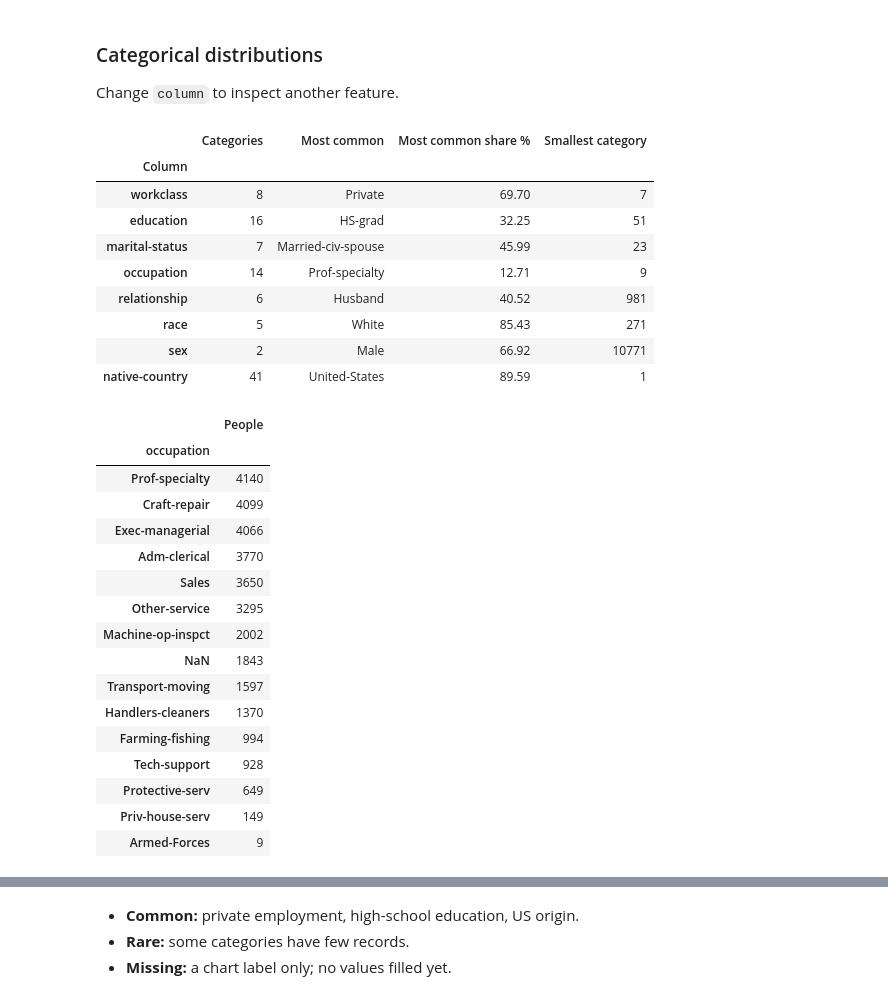
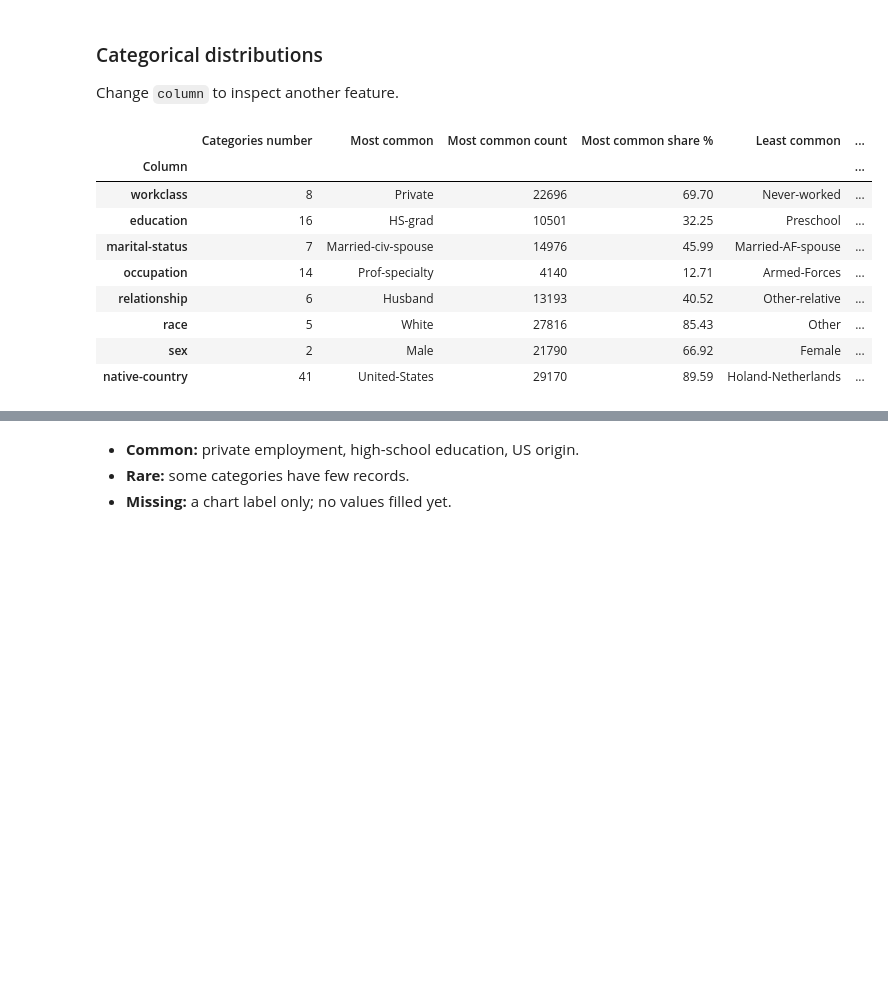
Before and after one commit to AAB6s/advanced_ml, a Jupyter notebook: adult_lab.ipynb, the cells around one changed output, grey strips where cells are left out. Saved outputs shown, nothing was run; the diff lists cells and outputs as text; code cells hidden in the pictures; blank space fills up the shorter version.

```diff
--- a/adult_lab.ipynb
+++ b/adult_lab.ipynb
@@ -253,41 +246,32 @@ display(capital_zeros.to_frame("Zero values %").round(2))
 
 Change `column` to inspect another feature.
 # %%
+categorical = train_df.select_dtypes(exclude="number").columns.drop("income").tolist()
 category_rows = []
+
 for column in categorical:
     counts = train_df[column].value_counts()
-    category_rows.append({"Column": column, "Categories": len(counts), "Most common": counts.index[0], "Most common share %": 100 * counts.iloc[0] / len(train_df), "Smallest category": counts.min()})
+    category_rows.append({
+        "Column": column,
+        "Categories number": len(counts),
+        "Most common": counts.index[0],
+        "Most common count": counts.iloc[0],
+        "Most common share %": 100 * counts.iloc[0] / len(train_df),
+        "Least common": counts.index[-1],
+        "Least common count": counts.iloc[-1],
+        "Least common share %": 100 * counts.iloc[-1] / len(train_df)
+    })
+
 display(pd.DataFrame(category_rows).set_index("Column").round(2))
-
-column = "occupation"
-counts = train_df[column].value_counts(dropna=False)
-display(counts.to_frame("People"))
 # %% [output]
-|  | Categories | Most common | Most common share % | Smallest category |
-| Column |  |  |  |  |
-| workclass | 8 | Private | 69.70 | 7 |
-| education | 16 | HS-grad | 32.25 | 51 |
-| marital-status | 7 | Married-civ-spouse | 45.99 | 23 |
-| occupation | 14 | Prof-specialty | 12.71 | 9 |
-| relationship | 6 | Husband | 40.52 | 981 |
-| race | 5 | White | 85.43 | 271 |
-| sex | 2 | Male | 66.92 | 10771 |
-| native-country | 41 | United-States | 89.59 | 1 |
+|  | Categories number | Most common | Most common count | Most common share % | Least common | ... |
+| Column |  |  |  |  |  | ... |
+| workclass | 8 | Private | 22696 | 69.70 | Never-worked | ... |
+| education | 16 | HS-grad | 10501 | 32.25 | Preschool | ... |
+| marital-status | 7 | Married-civ-spouse | 14976 | 45.99 | Married-AF-spouse | ... |
+| occupation | 14 | Prof-specialty | 4140 | 12.71 | Armed-Forces | ... |
+| relationship | 6 | Husband | 13193 | 40.52 | Other-relative | ... |
+| race | 5 | White | 27816 | 85.43 | Other | ... |
+| sex | 2 | Male | 21790 | 66.92 | Female | ... |
+| native-country | 41 | United-States | 29170 | 89.59 | Holand-Netherlands | ... |
-|  | People |
-| occupation |  |
-| Prof-specialty | 4140 |
-| Craft-repair | 4099 |
-| Exec-managerial | 4066 |
-| Adm-clerical | 3770 |
-| Sales | 3650 |
-| Other-service | 3295 |
-| Machine-op-inspct | 2002 |
-| NaN | 1843 |
-| Transport-moving | 1597 |
-| Handlers-cleaners | 1370 |
-| Farming-fishing | 994 |
-| Tech-support | 928 |
-| Protective-serv | 649 |
-| Priv-house-serv | 149 |
-| Armed-Forces | 9 |
 # %%
```
Also changed, not shown: parts of 3 cells of this notebook.
